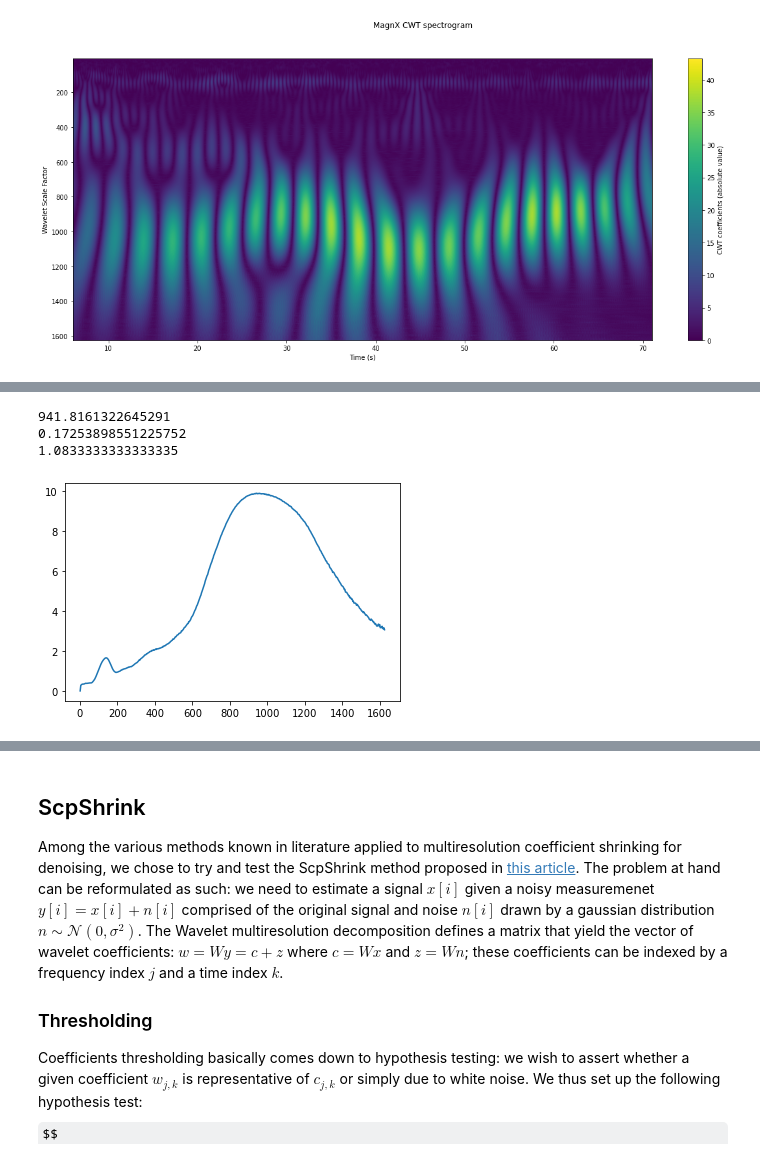
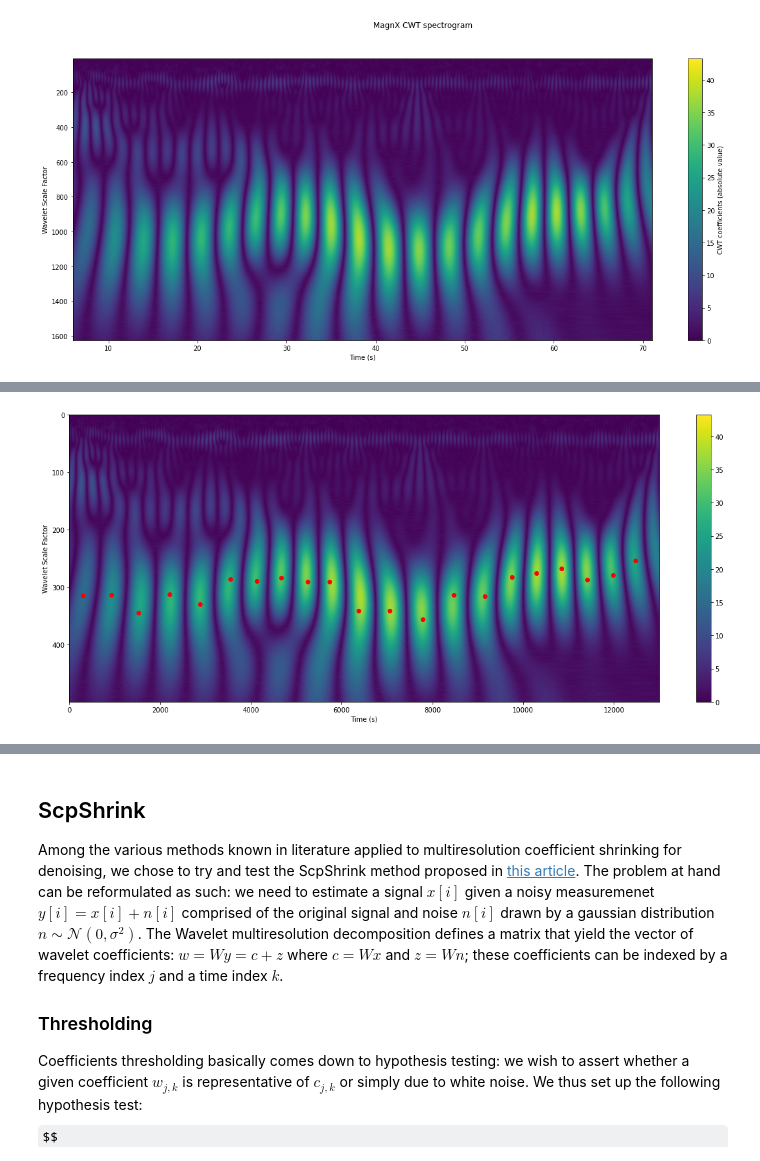
Before and after one commit to zanocrate/LCP_projects_Y4, a Jupyter notebook: draft.ipynb, the cells around one changed output, grey strips where cells are left out. Saved outputs shown, nothing was run; the diff lists cells and outputs as text; code cells hidden in the pictures; some formulas as TeX source.

```diff
--- a/draft.ipynb
+++ b/draft.ipynb
@@ -258,12 +259,44 @@ TypeError: _argmax_dispatcher() got an unexpected keyword argument 'keepdims'
-# %%
-stds=np.std(np.abs(coefs),axis=1)
-imax=np.argmax(stds)
-plt.plot(scales,stds)
-print(scales[imax])
-print(pywt.scale2frequency('morl',scales[imax])*sampling_rate)
-print(pywt.scale2frequency('morl',150)*sampling_rate)
-# %% [output]
-941.8161322645291
-0.17253898551225752
-1.0833333333333335
-[figure, removed]
+# %%
+def return_peaks_coordinates(coefs,min_freq,max_freq,wav,sampling_rate):
+    """
+    This function takes in a CWT coefficient matrix shaped like (n_scales,n_points) and returns the peaks within a given wavelet C.F. bandwidth.
+    coefs : (n_scales,n_points) np.array
+    min_freq : float
+    max_freq : float
+    wav : wavelet name or object
+    sampling_rate : float
+
+    Returns:
+    peaks_t,peaks_s : touple of lists containing the temporal index and scale index to identify found peaks in the scalogram matrix
+    """
+
+    max_scale = pywt.scale2frequency(wav,1)*sampling_rate/min_freq
+    min_scale = pywt.scale2frequency(wav,1)*sampling_rate/max_freq
+    scale_range=np.argwhere(np.logical_and(scales < max_scale, scales > min_scale)).reshape(-1) # get the scale range
+    mean=np.mean(np.abs(coefs[scale_range,:]),axis=0)
+    peaks_t,w=signal.find_peaks(mean,width=100) # get the peaks along temporal axis
+    peaks_s=np.argmax(np.abs(coefs)[:,peaks_t],axis=0) # get peaks along scales axis
+
+    return peaks_t,peaks_s
+# %%
+peaks_t,peaks_s=return_peaks_coordinates(coefs,0.1,0.3,wav,sampling_rate)
+
+t_p=df.index[peaks_t]
+f_p=[pywt.scale2frequency(wav,scale)*sampling_rate for scale in scales[peaks_s]]
+
+
+
+fig,ax = plt.subplots(1,1,figsize=[20,8])
+# fig.suptitle(name+' CWT spectrogram')
+# fig.subplots_adjust(hspace=0)
+ax.set_ylabel('Wavelet Scale Factor')
+pos = ax.imshow(np.abs(coefs),aspect='auto',cmap='viridis')
+cbar=fig.colorbar(pos)
+
+ax.plot(peaks_t,peaks_s,'ro')
+
+ax.set_xlabel('Time (s)')
+
+plt.show()
+# %% [output]
+[figure, added]
```
Also changed, not shown: parts of 5 cells of this notebook.
